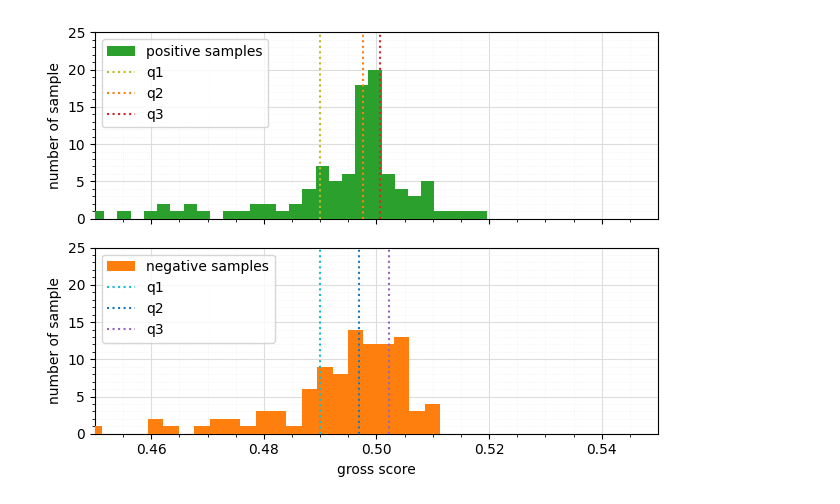
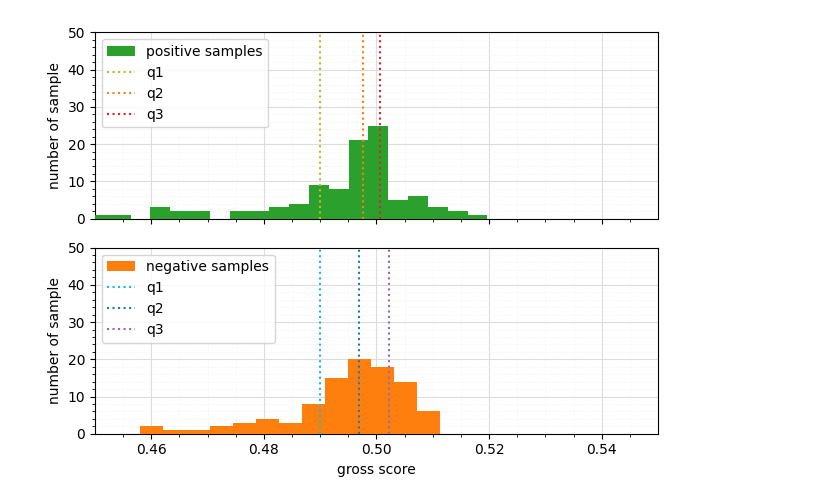
Before and after one commit to xafras/RFTL2, a Jupyter notebook: g.ipynb, the cells around one changed output. Saved outputs shown, nothing was run; the diff lists cells and outputs as text; code cells hidden in the pictures.

```diff
--- a/g.ipynb
+++ b/g.ipynb
@@ -1,13 +21,13 @@
 # %%
 from src import *
 
 file_name = 'naive_siamese_model_George_B'
 
 model = make_siamese_model(make_embedding())
 model.load_weights(os.path.join(SAVED_MODEL_PATH, f"{file_name}.h5"))
-gross_scores_positive, gross_scores_negative = get_histogram_scores(model, max_harvest=500, force_computation=False, data_path=r'gross_scores_naive_B.npz', xmin=0.45, xmax=0.55, ymin=0, ymax=25)
+gross_scores_positive, gross_scores_negative = get_histogram_scores(model, max_harvest=500, force_computation=False, data_path=r'gross_scores_naive_B.npz', xmin=0.45, xmax=0.55, ymin=0, ymax=50, n_bins=20)
 # %% [output]
-[figure, old version]
+[figure, new version]
 # %%
 from src import *
 
```
Also changed, not shown: parts of 5 cells of this notebook, 6 other files.
